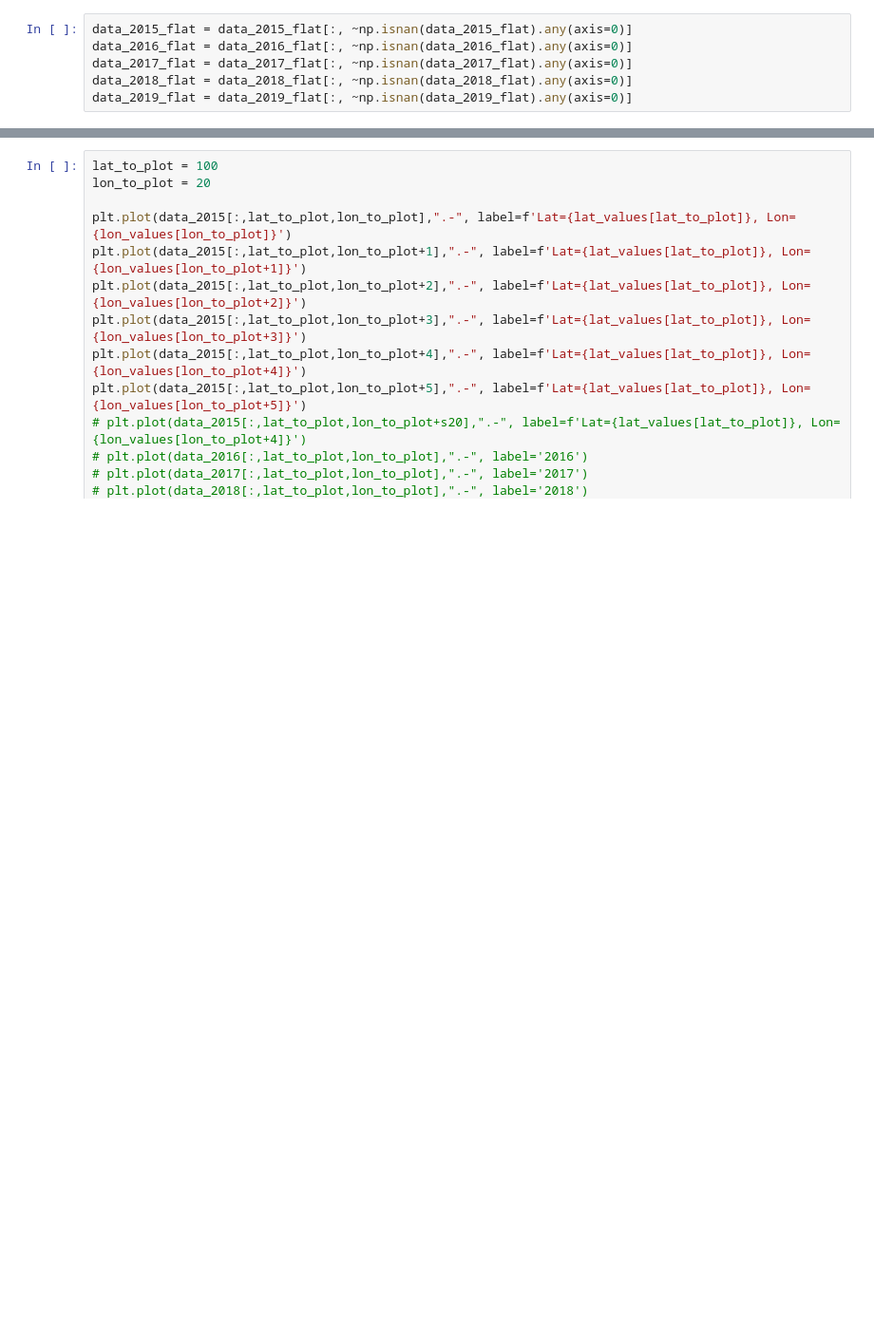
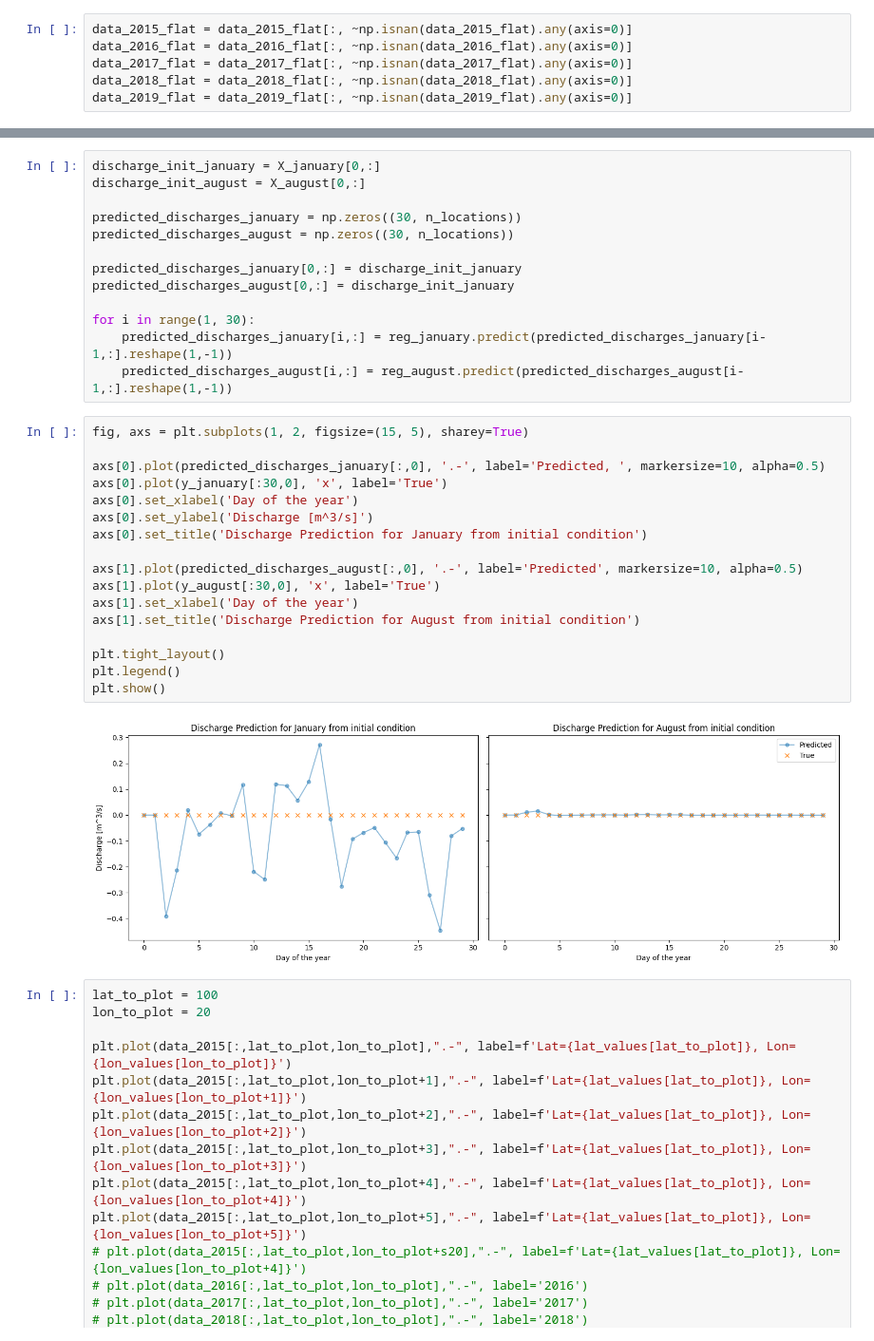
Before and after one commit to PaulNitschke/DS-Brahmaputra-River, a Jupyter notebook: notebooks/yearly_discharge.ipynb, the cells around one changed output, grey strips where cells are left out. Shown: that part at 95% size. Cells and saved outputs as stored; diff of their text form; blank space fills up the shorter version.

```diff
--- a/notebooks/yearly_discharge.ipynb
+++ b/notebooks/yearly_discharge.ipynb
@@ -166,3 +227,35 @@ plt.legend(loc="best")
+# %%
+discharge_init_january = X_january[0,:]
+discharge_init_august = X_august[0,:]
+
+predicted_discharges_january = np.zeros((30, n_locations))
+predicted_discharges_august = np.zeros((30, n_locations))
+
+predicted_discharges_january[0,:] = discharge_init_january
+predicted_discharges_august[0,:] = discharge_init_january
+
+for i in range(1, 30):
+    predicted_discharges_january[i,:] = reg_january.predict(predicted_discharges_january[i-1,:].reshape(1,-1))
+    predicted_discharges_august[i,:] = reg_august.predict(predicted_discharges_august[i-1,:].reshape(1,-1))
+# %%
+fig, axs = plt.subplots(1, 2, figsize=(15, 5), sharey=True)
+
+axs[0].plot(predicted_discharges_january[:,0], '.-', label='Predicted, ', markersize=10, alpha=0.5)
+axs[0].plot(y_january[:30,0], 'x', label='True')
+axs[0].set_xlabel('Day of the year')
+axs[0].set_ylabel('Discharge [m^3/s]')
+axs[0].set_title('Discharge Prediction for January from initial condition')
+
+axs[1].plot(predicted_discharges_august[:,0], '.-', label='Predicted', markersize=10, alpha=0.5)
+axs[1].plot(y_august[:30,0], 'x', label='True')
+axs[1].set_xlabel('Day of the year')
+axs[1].set_title('Discharge Prediction for August from initial condition')
+
+plt.tight_layout()
+plt.legend()
+plt.show()
+# %% [output]
+[figure, added]
 # %%
 lat_to_plot = 100
 lon_to_plot = 20
```
Also changed, not shown: parts of 22 cells of this notebook.
